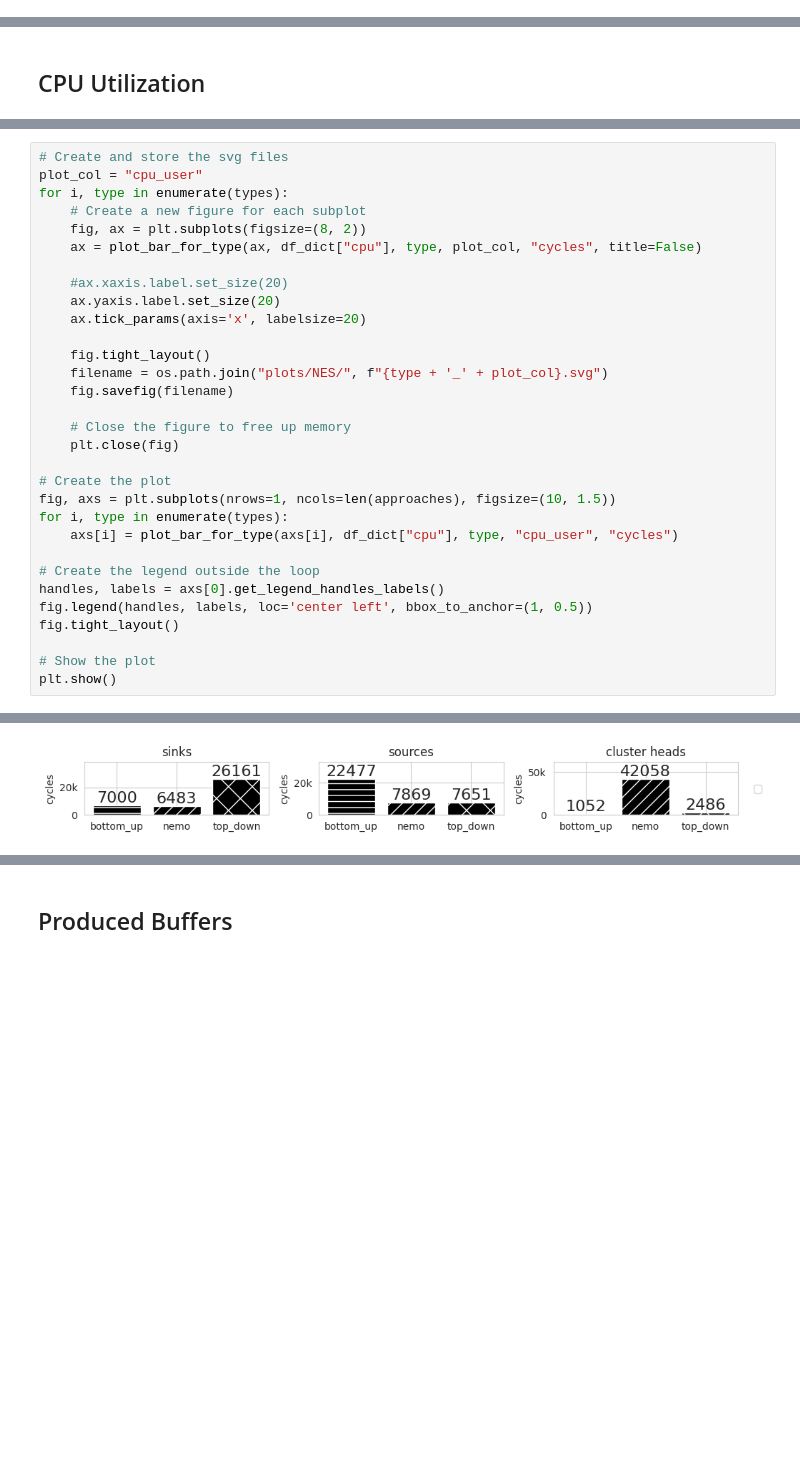
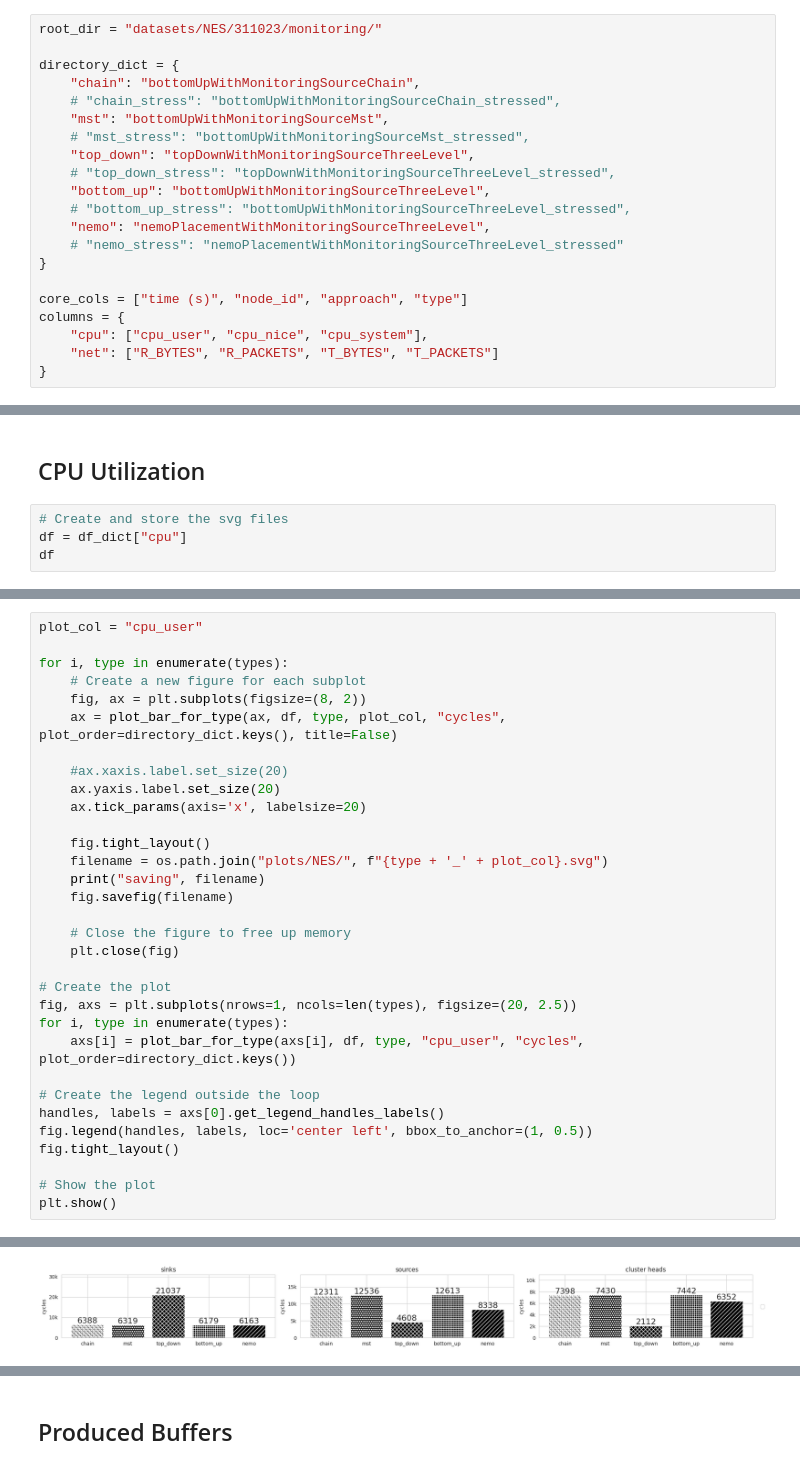
Before and after one commit to xchatzil/NEMO, a Jupyter notebook: notebooks/NesDeploymentsEval_perf.ipynb, the cells around one changed output, grey strips where cells are left out. Cells and saved outputs as stored; diff of their text form; blank space fills up the shorter version.

```diff
--- a/notebooks/NesDeploymentsEval_perf.ipynb
+++ b/notebooks/NesDeploymentsEval_perf.ipynb
@@ -66,4 +74,25 @@ def get_type(node_id):
     elif node_id in sensors:
         type = "sources"
     return type
+# %%
+root_dir = "datasets/NES/311023/monitoring/"
+
+directory_dict = {
+    "chain": "bottomUpWithMonitoringSourceChain",
+    # "chain_stress": "bottomUpWithMonitoringSourceChain_stressed",
+    "mst": "bottomUpWithMonitoringSourceMst",
+    # "mst_stress": "bottomUpWithMonitoringSourceMst_stressed",
+    "top_down": "topDownWithMonitoringSourceThreeLevel",
+    # "top_down_stress": "topDownWithMonitoringSourceThreeLevel_stressed",
+    "bottom_up": "bottomUpWithMonitoringSourceThreeLevel",
+    # "bottom_up_stress": "bottomUpWithMonitoringSourceThreeLevel_stressed",
+    "nemo": "nemoPlacementWithMonitoringSourceThreeLevel",
+    # "nemo_stress": "nemoPlacementWithMonitoringSourceThreeLevel_stressed"
+}
+
+core_cols = ["time (s)", "node_id", "approach", "type"]
+columns = {
+    "cpu": ["cpu_user", "cpu_nice", "cpu_system"],
+    "net": ["R_BYTES", "R_PACKETS", "T_BYTES", "T_PACKETS"]
+}
 # %%
@@ -142,2 +150,6 @@ df_dict["cpu"]
 # %% [markdown]
 ## CPU Utilization
+# %%
+# Create and store the svg files
+df = df_dict["cpu"]
+df
@@ -144,10 +170,10 @@ df_dict["cpu"]
 # %%
-# Create and store the svg files
 plot_col = "cpu_user"
+
 for i, type in enumerate(types):
     # Create a new figure for each subplot
     fig, ax = plt.subplots(figsize=(8, 2))
-    ax = plot_bar_for_type(ax, df_dict["cpu"], type, plot_col, "cycles", title=False)
+    ax = plot_bar_for_type(ax, df, type, plot_col, "cycles", plot_order=directory_dict.keys(), title=False)
 
     #ax.xaxis.label.set_size(20)
     ax.yaxis.label.set_size(20)
@@ -155,15 +181,16 @@ for i, type in enumerate(types):
 
     fig.tight_layout()
     filename = os.path.join("plots/NES/", f"{type + '_' + plot_col}.svg")
+    print("saving", filename)
     fig.savefig(filename)
 
     # Close the figure to free up memory
     plt.close(fig)
 
 # Create the plot
-fig, axs = plt.subplots(nrows=1, ncols=len(approaches), figsize=(10, 1.5))
+fig, axs = plt.subplots(nrows=1, ncols=len(types), figsize=(20, 2.5))
 for i, type in enumerate(types):
-    axs[i] = plot_bar_for_type(axs[i], df_dict["cpu"], type, "cpu_user", "cycles")
+    axs[i] = plot_bar_for_type(axs[i], df, type, "cpu_user", "cycles", plot_order=directory_dict.keys())
 
 # Create the legend outside the loop
 handles, labels = axs[0].get_legend_handles_labels()
@@ -176 +206 @@ plt.show()
-[figure, old version]
+[figure, new version]
```
Also changed, not shown: parts of 11 cells of this notebook, 55 other files.
